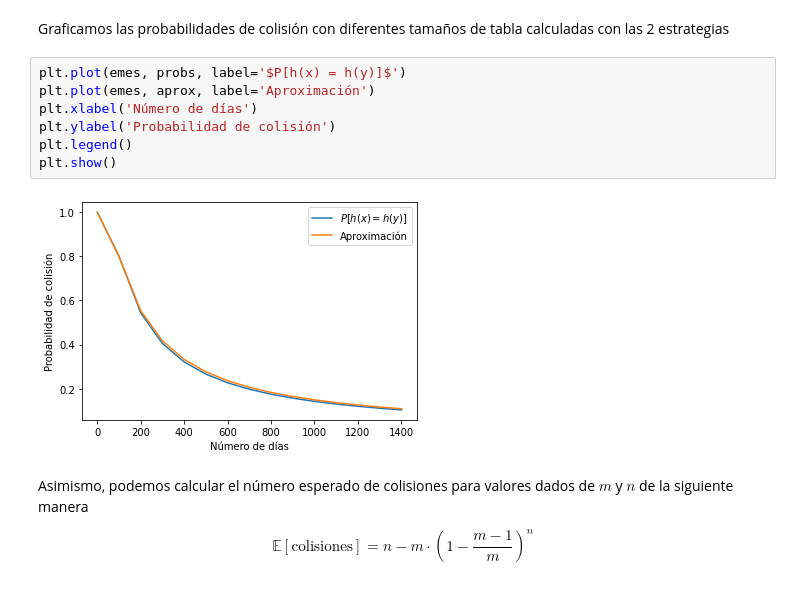
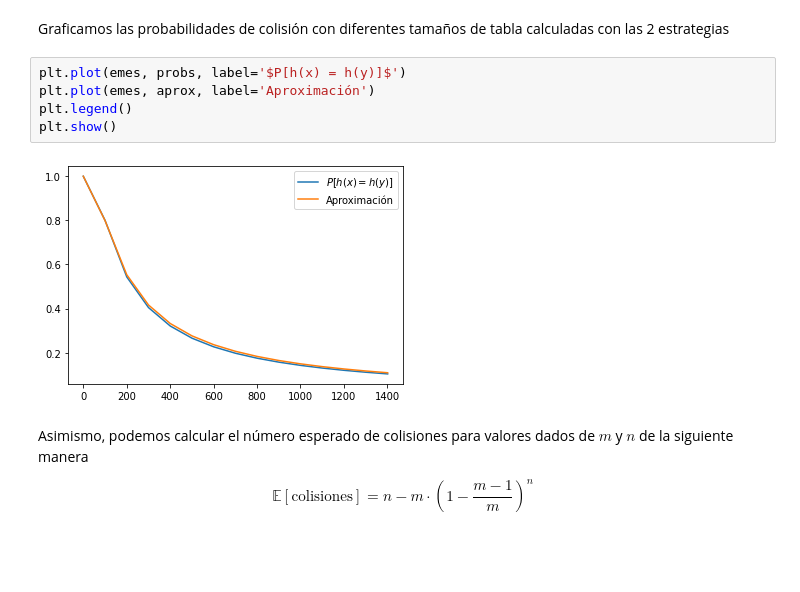
Before and after one commit to blancavazquez/CursoDatosMasivosI, a Jupyter notebook: notebooks/3a_funciones_hash.ipynb, the cells around one changed output. Drawn from its saved outputs; the diff is of its cells as text; blank space fills up the shorter version.

```diff
--- a/notebooks/3a_funciones_hash.ipynb
+++ b/notebooks/3a_funciones_hash.ipynb
@@ -272,12 +272,10 @@ Graficamos las probabilidades de colisión con diferentes tamaños de tabla calc
 # %%
 plt.plot(emes, probs, label='$P[h(x) = h(y)]$')
 plt.plot(emes, aprox, label='Aproximación')
-plt.xlabel('Número de días')
-plt.ylabel('Probabilidad de colisión')
 plt.legend()
 plt.show()
 # %% [output]
-[figure, old version]
+[figure, new version]
 # %% [markdown]
 Asimismo, podemos calcular el número esperado de colisiones para valores dados de $m$ y $n$ de la siguiente manera
 
```
Also changed, not shown: parts of 10 cells of this notebook.
